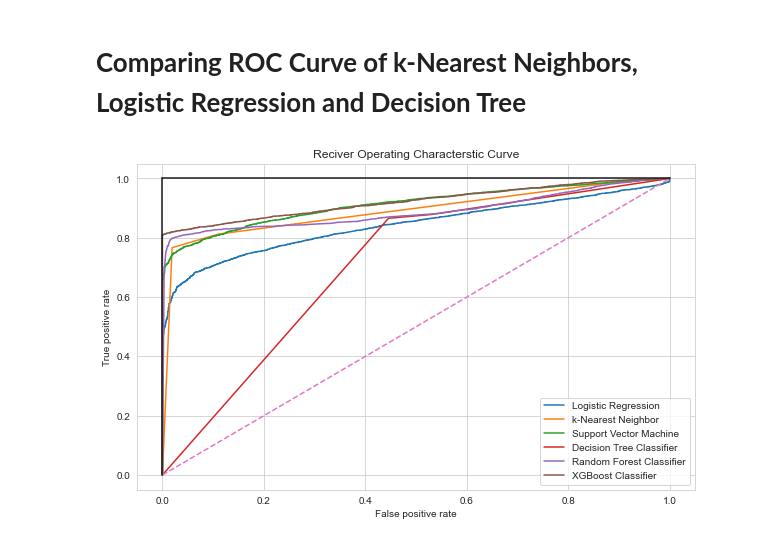
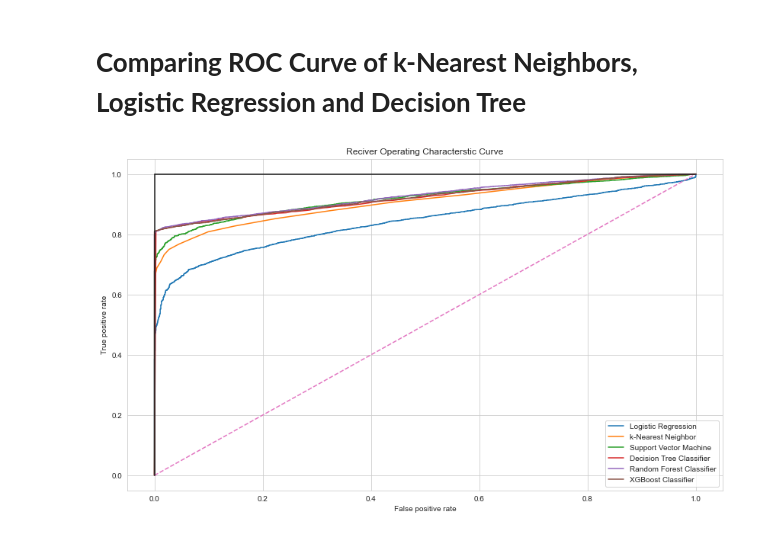
Before and after one commit to Shakhawatkabir/CVD-Final-Project--70K-Data, a Jupyter notebook: CVD Final Project.ipynb, the cells around one changed output. Saved outputs shown, nothing was run; the diff lists cells and outputs as text; code cells hidden in the pictures.

```diff
--- a/CVD Final Project.ipynb
+++ b/CVD Final Project.ipynb
@@ -669,0 +828,29 @@ plt.show()
+# %%
+from sklearn.neighbors import KNeighborsClassifier
+no_neighbors = np.arange(1, 9)
+train_accuracy = np.empty(len(no_neighbors))
+test_accuracy = np.empty(len(no_neighbors))
+
+for i, k in enumerate(no_neighbors):
+    # We instantiate the classifier
+    knn_clf = KNeighborsClassifier(n_neighbors=k)
+    # Fit the classifier to the training data
+    knn_clf.fit(X_train, y_train)
+
+    # Compute accuracy on the training set
+    train_accuracy[i] = knn_clf.score(X_train, y_train)
+
+    # Compute accuracy on the testing set
+    test_accuracy[i] = knn_clf.score(X_test, y_test)
+
+# Visualization of k values vs accuracy
+sns.set_style('whitegrid')
+plt.figure(figsize=(10,6))
+
+plt.title('k-NN: Varying Number of Neighbors')
+plt.plot(no_neighbors, test_accuracy, label = 'Testing Accuracy')
+plt.plot(no_neighbors, train_accuracy, label = 'Training Accuracy')
+plt.legend()
+plt.xlabel('Number of Neighbors')
+plt.ylabel('Accuracy')
+plt.show()
@@ -684,7 +873,7 @@ results_df
 # %%
 from sklearn.svm import SVC
 
-svm_clf = SVC(gamma=0.1, C=1, probability=True,)
+svm_clf = SVC(probability=True, C=10,)
 svm_clf.fit(X_train, y_train)
 
 print_score(svm_clf, X_train, y_train, X_test, y_test, train=True)
@@ -768,7 +1007,7 @@ results_df
 ## 4. Decision Tree Classifier
 # %%
 from sklearn.tree import DecisionTreeClassifier
-tree_clf = DecisionTreeClassifier()
+tree_clf = DecisionTreeClassifier(min_samples_split=100)
 tree_clf.fit(X_train, y_train)
 
 print_score(tree_clf, X_train, y_train, X_test, y_test, train=True)
@@ -853,7 +1142,7 @@ results_df
 ## 5. Random Forest
 # %%
 from sklearn.ensemble import RandomForestClassifier
-rf_clf = RandomForestClassifier()
+rf_clf = RandomForestClassifier(n_estimators=100, min_samples_split=100,)
 rf_clf.fit(X_train, y_train)
 
 print_score(rf_clf, X_train, y_train, X_test, y_test, train=True)
@@ -1026,24 +1414,25 @@ results_df
 # %% [markdown]
 # **Comparing ROC Curve of k-Nearest Neighbors, Logistic Regression and Decision Tree**
 # %%
-#Plot ROC Curve
+#Plot All ROC Curve`s
+
 sns.set_style('whitegrid')
-plt.figure(figsize=(10,6))
+plt.figure(figsize=(14,8))
 plt.title('Reciver Operating Characterstic Curve')
 
 plt.plot(false_positive_rate_lr_clf,true_positive_rate_lr_clf,label='Logistic Regression')
 plt.plot(false_positive_rate_knn_clf,true_positive_rate_knn_clf,label='k-Nearest Neighbor')
 plt.plot(false_positive_rate_svm_clf,true_positive_rate_svm_clf,label='Support Vector Machine')
 plt.plot(false_positive_rate_tree_clf,true_positive_rate_tree_clf,label='Decision Tree Classifier')
 plt.plot(false_positive_rate_rf_clf,true_positive_rate_rf_clf,label='Random Forest Classifier')
 plt.plot(false_positive_rate_xgb_clf,true_positive_rate_xgb_clf,label='XGBoost Classifier')
 
 plt.plot([0,1],ls='--',)
 plt.plot([0,0],[1,0],c='.1')
 plt.plot([1,1],c='.1')
 plt.ylabel('True positive rate')
 plt.xlabel('False positive rate')
 plt.legend()
 plt.show()
 # %% [output]
-[figure, old version]
+[figure, new version]
```
Also changed, not shown: parts of 85 cells of this notebook.
